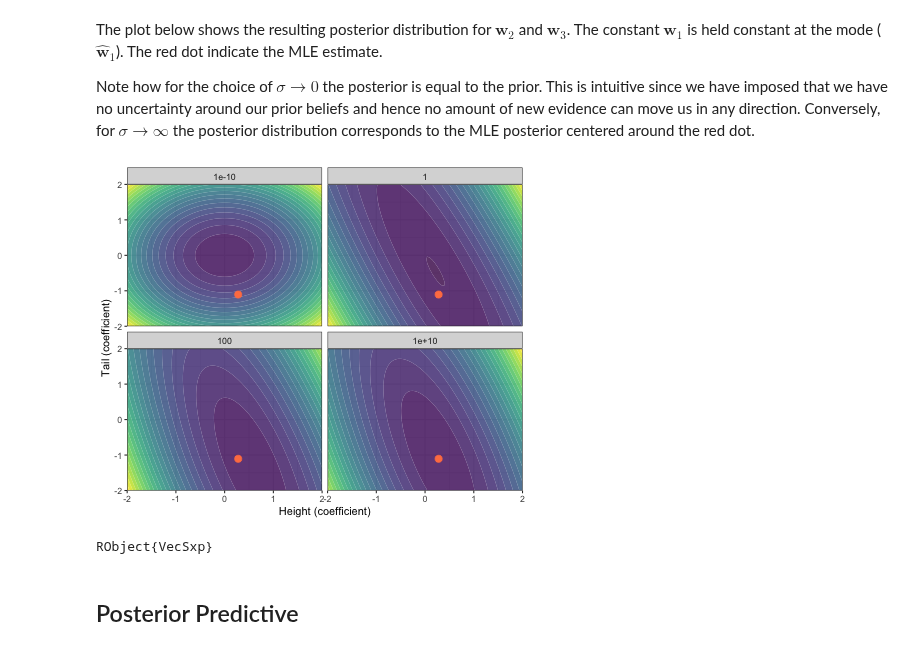
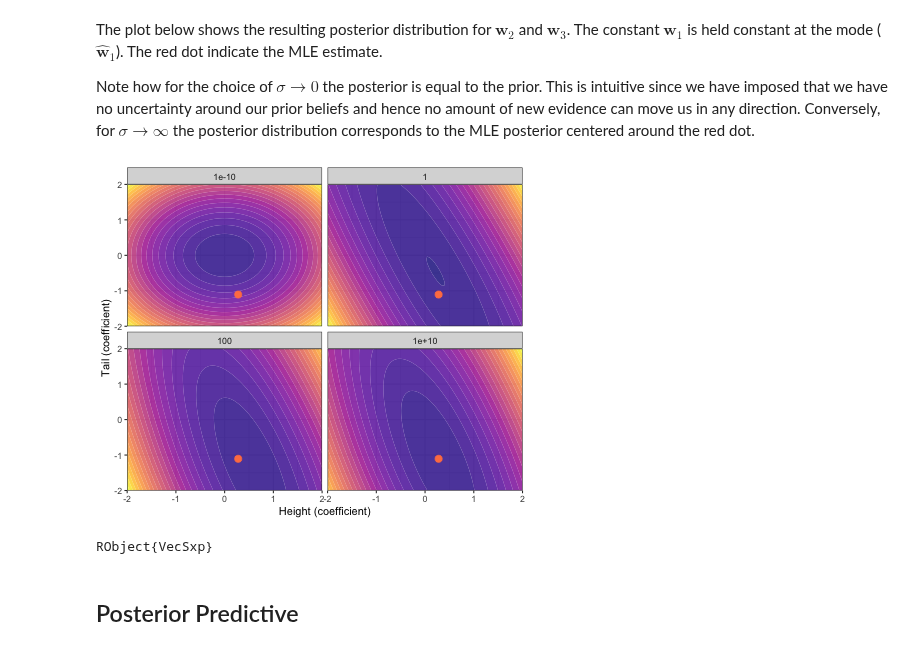
Before and after one commit to pat-alt/pat-alt.github.io, a Jupyter notebook: content/post/2021-11-15-bayesian-logistic-regression/julia_implementation.ipynb, the cells around one changed output. Saved outputs shown, nothing was run; the diff lists cells and outputs as text; code cells hidden in the pictures.

```diff
--- a/content/post/2021-11-15-bayesian-logistic-regression/julia_implementation.ipynb
+++ b/content/post/2021-11-15-bayesian-logistic-regression/julia_implementation.ipynb
@@ -220,14 +222,15 @@ Note how for the choice of $\sigma\rightarrow 0$ the posterior is equal to the p
 # %%
 p +
   geom_contour_filled(data=estimates, aes(x = :x2, y = :x3, z = :x1), bins=25, alpha=0.8) +
   geom_point(data=points, aes(x=:x, y=:y), size=3, colour="coral") +
   scale_x_continuous(expand = R"c(0, 0)") + scale_y_continuous(expand = R"c(0, 0)") +
+  scale_fill_viridis(option="C",discrete=true) +
   guides(fill="none") +
   facet_wrap(R"~noise") +
   labs(x="Height (coefficient)", y="Tail (coefficient)") # |>
   # p -> ggsave("www/posterior.png", plot = p, width=5, height=5)
 # %% [output]
-[figure, old version]
+[figure, new version]
 RObject{VecSxp}
 # %% [markdown]
 ## Posterior Predictive
```
Also changed, not shown: parts of 4 cells of this notebook, 12 other files.
